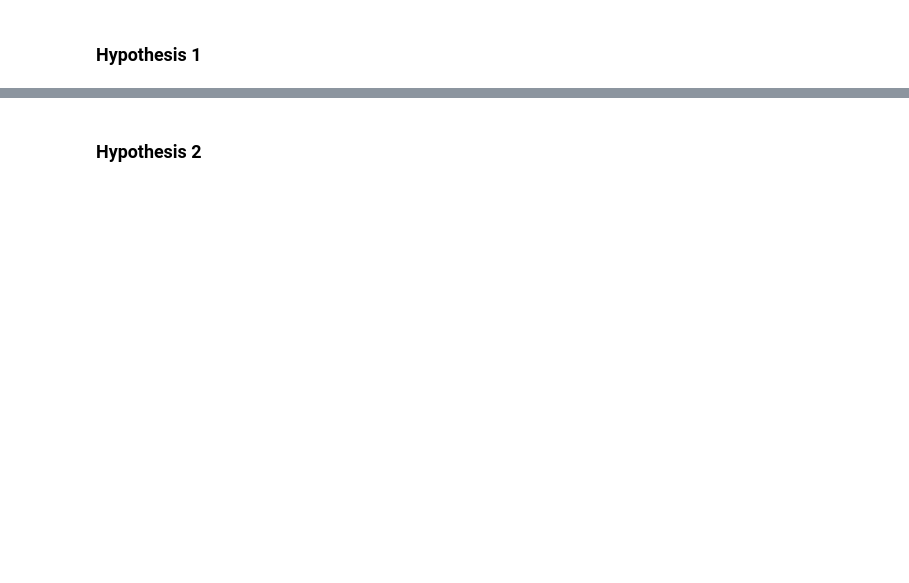
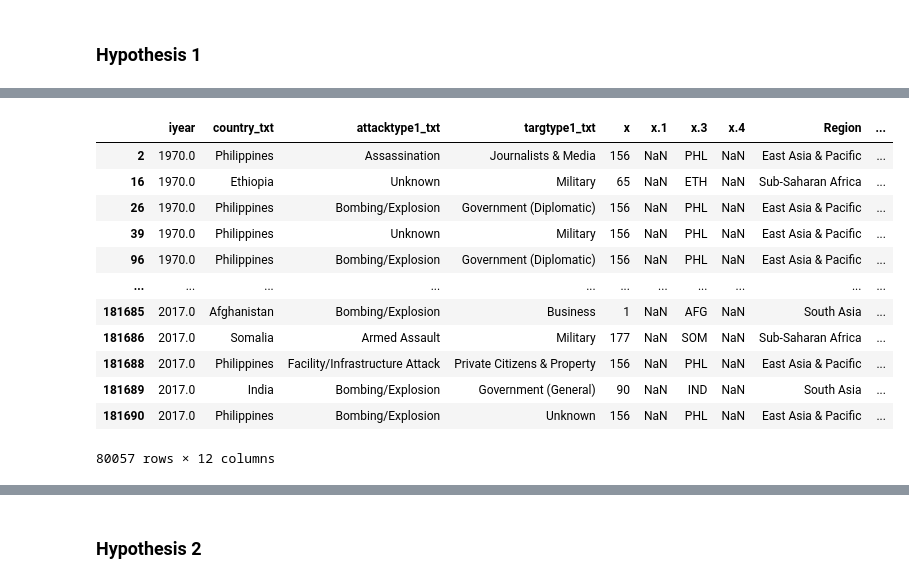
Before and after one commit to iSchool-597PR/2021_Spring_finals, a Jupyter notebook: PR_Final_Project.ipynb, the cells around one changed output, grey strips where cells are left out. Saved outputs shown, nothing was run; the diff lists cells and outputs as text; code cells hidden in the pictures; blank space fills up the shorter version.

```diff
--- a/PR_Final_Project.ipynb
+++ b/PR_Final_Project.ipynb
@@ -120,3 +214,19 @@ def thirdWorldCountry(countryIncome):
     lowIncomeCountries=lowIncome.groupby(['iyear']).agg(country_countL = ('country_txt','count'))
 
     return lowIncome,lowIncomeCountries
+# %%
+thirdWorldIncome
+# %% [output]
+|  | iyear | country_txt | attacktype1_txt | targtype1_txt | x | x.1 | x.3 | x.4 | Region | ... |
+| 2 | 1970.0 | Philippines | Assassination | Journalists & Media | 156 | NaN | PHL | NaN | East Asia & Pacific | ... |
+| 16 | 1970.0 | Ethiopia | Unknown | Military | 65 | NaN | ETH | NaN | Sub-Saharan Africa | ... |
+| 26 | 1970.0 | Philippines | Bombing/Explosion | Government (Diplomatic) | 156 | NaN | PHL | NaN | East Asia & Pacific | ... |
+| 39 | 1970.0 | Philippines | Unknown | Military | 156 | NaN | PHL | NaN | East Asia & Pacific | ... |
+| 96 | 1970.0 | Philippines | Bombing/Explosion | Government (Diplomatic) | 156 | NaN | PHL | NaN | East Asia & Pacific | ... |
+| ... | ... | ... | ... | ... | ... | ... | ... | ... | ... | ... |
+| 181685 | 2017.0 | Afghanistan | Bombing/Explosion | Business | 1 | NaN | AFG | NaN | South Asia | ... |
+| 181686 | 2017.0 | Somalia | Armed Assault | Military | 177 | NaN | SOM | NaN | Sub-Saharan Africa | ... |
+| 181688 | 2017.0 | Philippines | Facility/Infrastructure Attack | Private Citizens & Property | 156 | NaN | PHL | NaN | East Asia & Pacific | ... |
+| 181689 | 2017.0 | India | Bombing/Explosion | Government (General) | 90 | NaN | IND | NaN | South Asia | ... |
+| 181690 | 2017.0 | Philippines | Bombing/Explosion | Unknown | 156 | NaN | PHL | NaN | East Asia & Pacific | ... |
+80057 rows × 12 columns
```
Also changed, not shown: parts of 27 cells of this notebook.
